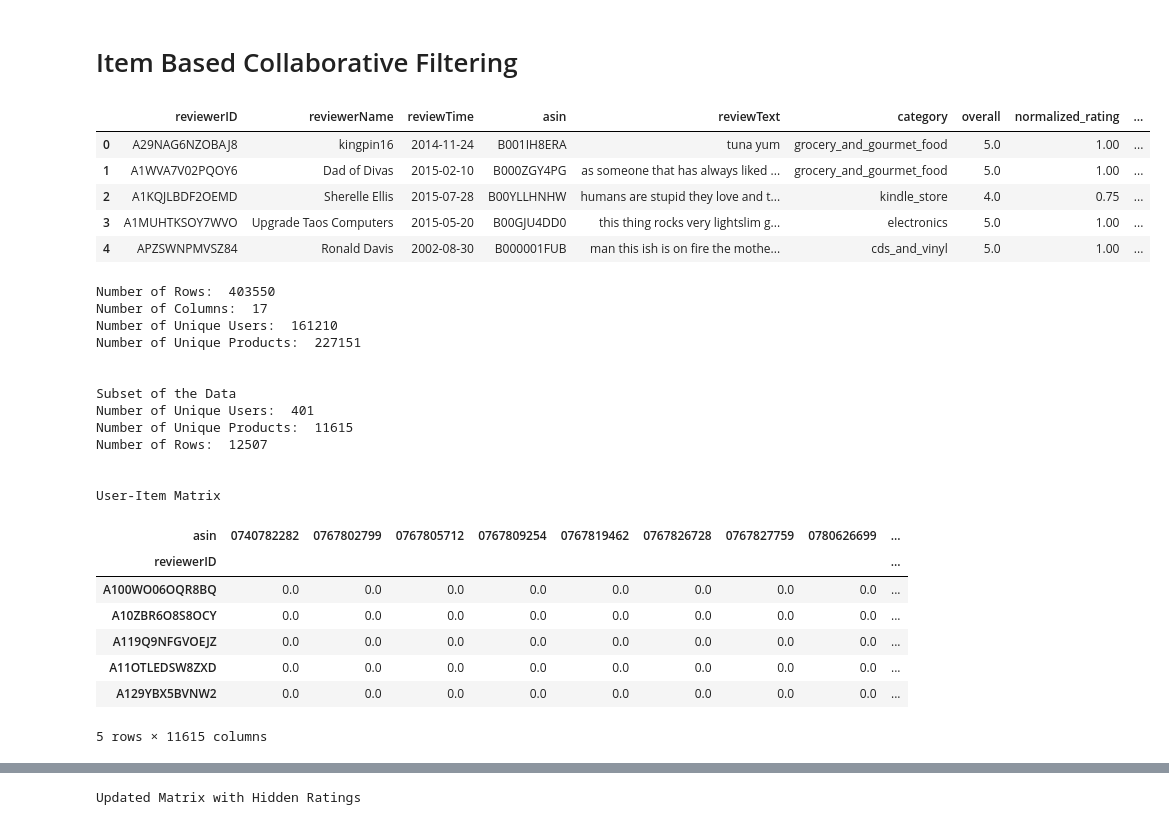
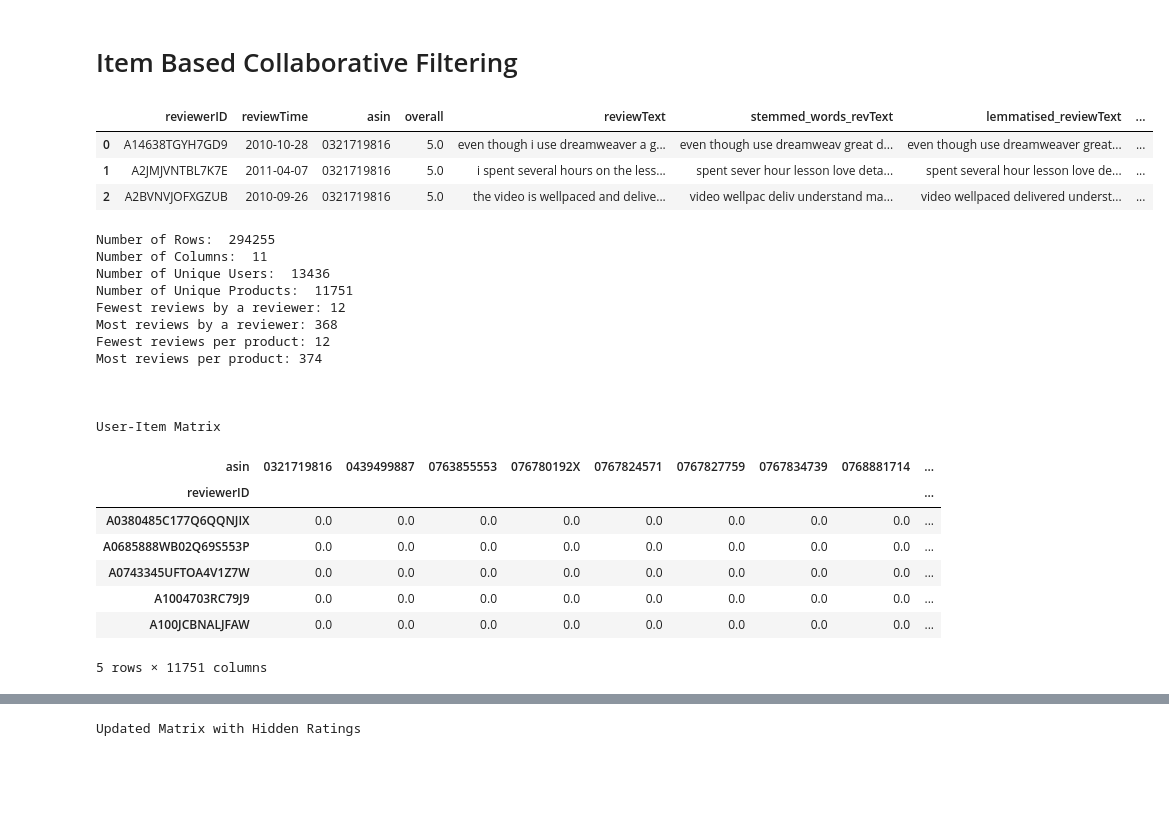
Before and after one commit to pavsingh7/Masters-Dissertation, a Jupyter notebook: Code/5 item_collab_filtering.ipynb, the cells around one changed output, grey strips where cells are left out. Cells and saved outputs as stored; diff of their text form; code cells hidden in the pictures; blank space fills up the shorter version.

Commit message:
new upds to data

```diff
--- a/Code/5 item_collab_filtering.ipynb
+++ b/Code/5 item_collab_filtering.ipynb
@@ -9,59 +9,56 @@ import matplotlib.pyplot as plt
 import seaborn as sns
 from sklearn.metrics.pairwise import cosine_similarity
 # %%
-# load data
-amz_data = pd.read_csv(r'c:\Users\e1002902\Downloads\amz_data.csv')
-display(amz_data.head())
+# load data - WINDOWS
+# amz_data = pd.read_csv(r'c:\Users\e1002902\Downloads\amz_data.csv')
+# display(amz_data.head())
+
+# load data - MAC OS
+amz_data = pd.read_csv('/Users/pavansingh/Library/CloudStorage/GoogleDrive-pavansingho23@gmail.com/My Drive/Portfolio/Masters-Dissertation/Code/Data/set2_data_modelling.csv')
+display(amz_data.head(3))
 
 # print details
 print('Number of Rows: ', amz_data.shape[0])
 print('Number of Columns: ', amz_data.shape[1])
 print('Number of Unique Users: ', len(amz_data['reviewerID'].unique()))
 print('Number of Unique Products: ', len(amz_data['asin'].unique()))
+print('Fewest reviews by a reviewer:', amz_data.groupby('reviewerID')['asin'].count().min())
+print('Most reviews by a reviewer:', amz_data.groupby('reviewerID')['asin'].count().max())
+print("Fewest reviews per product:", amz_data.groupby('asin')['reviewerID'].count().min())
+print("Most reviews per product:", amz_data.groupby('asin')['reviewerID'].count().max())
 
-# Creating a Subset of the Data =====================================================
-# Only keep users who have rated more than 20 products
-user_counts = amz_data['reviewerID'].value_counts()
-amz_data = amz_data[amz_data['reviewerID'].isin(user_counts[user_counts >= 20].index)]
-print("\n\nSubset of the Data")
-print('Number of Unique Users: ', len(amz_data['reviewerID'].unique()))
-print('Number of Unique Products: ', len(amz_data['asin'].unique()))
-print('Number of Rows: ', amz_data.shape[0])
 
 # Creating User Item Matrix =====================================================
 # create user-item matrix
 x = amz_data.pivot_table(index='reviewerID', columns='asin', values='overall')
 x = x.fillna(0)
-print("\n\nUser-Item Matrix")
+print("\n\n\nUser-Item Matrix")
 display(x.head())
 # %% [output]
-|  | reviewerID | reviewerName | reviewTime | asin | reviewText | category | overall | normalized_rating | ... |
-| 0 | A29NAG6NZOBAJ8 | kingpin16 | 2014-11-24 | B001IH8ERA | tuna yum | grocery_and_gourmet_food | 5.0 | 1.00 | ... |
-| 1 | A1WVA7V02PQOY6 | Dad of Divas | 2015-02-10 | B000ZGY4PG | as someone that has always liked ... | grocery_and_gourmet_food | 5.0 | 1.00 | ... |
-| 2 | A1KQJLBDF2OEMD | Sherelle Ellis | 2015-07-28 | B00YLLHNHW | humans are stupid they love and t... | kindle_store | 4.0 | 0.75 | ... |
-| 3 | A1MUHTKSOY7WVO | Upgrade Taos Computers | 2015-05-20 | B00GJU4DD0 | this thing rocks very lightslim g... | electronics | 5.0 | 1.00 | ... |
-| 4 | APZSWNPMVSZ84 | Ronald Davis | 2002-08-30 | B000001FUB | man this ish is on fire the mothe... | cds_and_vinyl | 5.0 | 1.00 | ... |
+|  | reviewerID | reviewTime | asin | overall | reviewText | stemmed_words_revText | lemmatised_reviewText | ... |
+| 0 | A14638TGYH7GD9 | 2010-10-28 | 0321719816 | 5.0 | even though i use dreamweaver a g... | even though use dreamweav great d... | even though use dreamweaver great... | ... |
+| 1 | A2JMJVNTBL7K7E | 2011-04-07 | 0321719816 | 5.0 | i spent several hours on the less... | spent sever hour lesson love deta... | spent several hour lesson love de... | ... |
+| 2 | A2BVNVJOFXGZUB | 2010-09-26 | 0321719816 | 5.0 | the video is wellpaced and delive... | video wellpac deliv understand ma... | video wellpaced delivered underst... | ... |
-Number of Rows:  403550
-Number of Columns:  17
-Number of Unique Users:  161210
-Number of Unique Products:  227151
+Number of Rows:  294255
+Number of Columns:  11
+Number of Unique Users:  13436
+Number of Unique Products:  11751
+Fewest reviews by a reviewer: 12
+Most reviews by a reviewer: 368
+Fewest reviews per product: 12
+Most reviews per product: 374
 
-
-Subset of the Data
-Number of Unique Users:  401
-Number of Unique Products:  11615
-Number of Rows:  12507
 
 
 User-Item Matrix
-| asin | 0740782282 | 0767802799 | 0767805712 | 0767809254 | 0767819462 | 0767826728 | 0767827759 | 0780626699 | ... |
+| asin | 0321719816 | 0439499887 | 0763855553 | 076780192X | 0767824571 | 0767827759 | 0767834739 | 0768881714 | ... |
 | reviewerID |  |  |  |  |  |  |  |  | ... |
-| A100WO06OQR8BQ | 0.0 | 0.0 | 0.0 | 0.0 | 0.0 | 0.0 | 0.0 | 0.0 | ... |
-| A10ZBR6O8S8OCY | 0.0 | 0.0 | 0.0 | 0.0 | 0.0 | 0.0 | 0.0 | 0.0 | ... |
-| A119Q9NFGVOEJZ | 0.0 | 0.0 | 0.0 | 0.0 | 0.0 | 0.0 | 0.0 | 0.0 | ... |
-| A11OTLEDSW8ZXD | 0.0 | 0.0 | 0.0 | 0.0 | 0.0 | 0.0 | 0.0 | 0.0 | ... |
-| A129YBX5BVNW2 | 0.0 | 0.0 | 0.0 | 0.0 | 0.0 | 0.0 | 0.0 | 0.0 | ... |
+| A0380485C177Q6QQNJIX | 0.0 | 0.0 | 0.0 | 0.0 | 0.0 | 0.0 | 0.0 | 0.0 | ... |
+| A0685888WB02Q69S553P | 0.0 | 0.0 | 0.0 | 0.0 | 0.0 | 0.0 | 0.0 | 0.0 | ... |
+| A0743345UFTOA4V1Z7W | 0.0 | 0.0 | 0.0 | 0.0 | 0.0 | 0.0 | 0.0 | 0.0 | ... |
+| A1004703RC79J9 | 0.0 | 0.0 | 0.0 | 0.0 | 0.0 | 0.0 | 0.0 | 0.0 | ... |
+| A100JCBNALJFAW | 0.0 | 0.0 | 0.0 | 0.0 | 0.0 | 0.0 | 0.0 | 0.0 | ... |
-5 rows × 11615 columns
+5 rows × 11751 columns
 # %%
 # create a copy of the original matrix to store hidden ratings
 x_hidden = x.copy()
```
Also changed, not shown: parts of 1 cell of this notebook, 3 other files.
